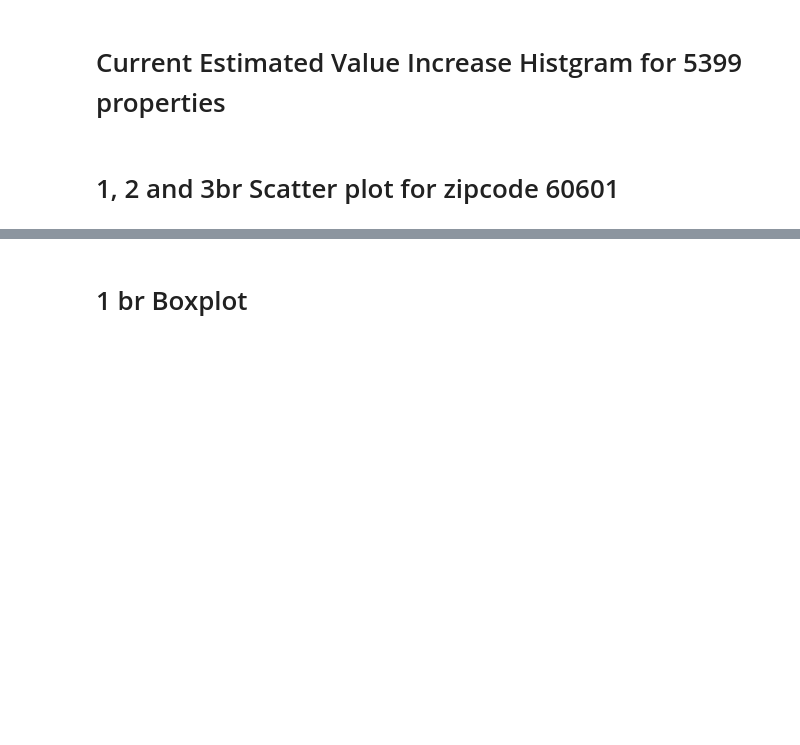
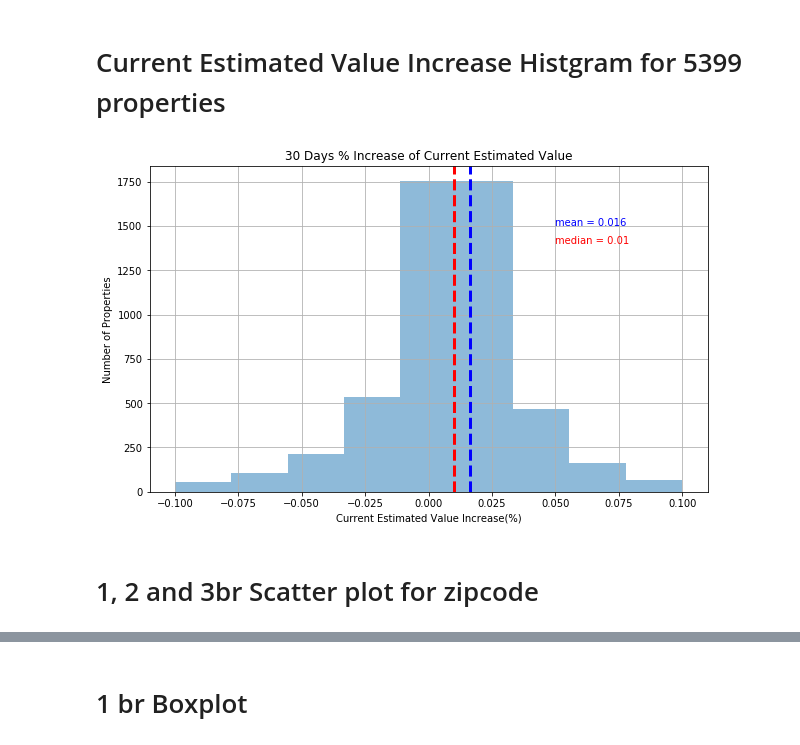
Before and after one commit to FeLowe/NW-Bootcamp-Projects, a Jupyter notebook: analysis.ipynb, the cells around one changed output, grey strips where cells are left out. Drawn from its saved outputs; the diff is of its cells as text; code cells hidden in the pictures; blank space fills up the shorter version.

```diff
--- a/analysis.ipynb
+++ b/analysis.ipynb
@@ -167,15 +167,25 @@ bedrooms_combined_df['Amount 30days before'] = bedrooms_combined_df['Current Est
 bedrooms_combined_df['Increase% for 30days'] = bedrooms_combined_df['Estimated Value Change']/bedrooms_combined_df['Amount 30days before']
 # %%
 # Show Increase% Histgram
+meanp = bedrooms_combined_df['Increase% for 30days'].mean()
+medianp = bedrooms_combined_df['Increase% for 30days'].median()
+mean_roundp = 'mean = ' + str(round(meanp,3))
+median_roundp = 'median = ' + str(round(medianp,3))
 condo_df_hist_increase = bedrooms_combined_df.drop([0]).hist(['Increase% for 30days'],range=(-0.1,0.1),bins=9,alpha=0.5)
 plt.xlabel('Current Estimated Value Increase(%)')
 plt.ylabel('Number of Properties')
 plt.title('30 Days % Increase of Current Estimated Value')
+plt.axvline(meanp, color='b', linestyle='dashed', linewidth=3, )
+plt.axvline(medianp, color='r', linestyle='dashed', linewidth=3)
+plt.annotate(mean_roundp,xy=(0.05,1500),color='b')
+plt.annotate(median_roundp,xy=(0.05,1400),color='r')
 #Re-sizes plot box
 plt.gcf().set_size_inches((10, 6))
 plt.savefig("Images/histogram2.png")
 #plt.show()
+# %% [output]
+[figure, added]
 # %% [markdown]
-# 1, 2 and 3br Scatter plot for zipcode 60601
+# 1, 2 and 3br Scatter plot for zipcode
 # %%
 # Calc correlation between Zestimate amount vs Bedrooms
```
Also changed, not shown: parts of 14 cells of this notebook, 5 other files.
